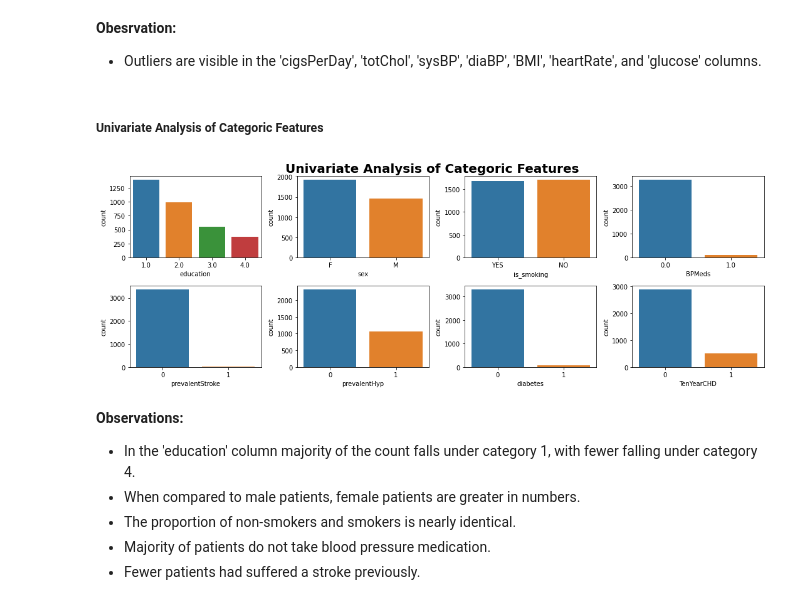
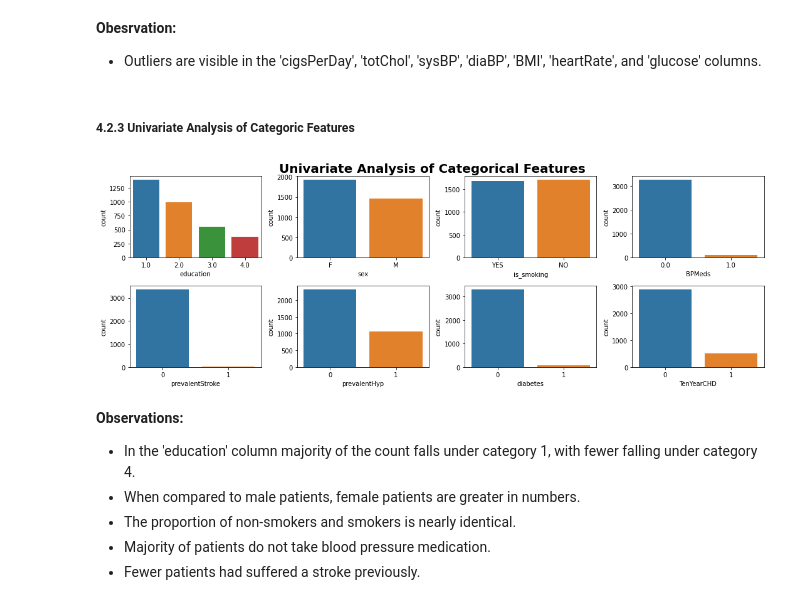
Before and after one commit to Navneet2409/cardiovascular-risk-prediction, a Jupyter notebook: Cardiovascular_Notebook_Navneet_Keshri.ipynb, the cells around one changed output. Drawn from its saved outputs; the diff is of its cells as text; code cells hidden in the pictures.

```diff
--- a/Cardiovascular_Notebook_Navneet_Keshri.ipynb
+++ b/Cardiovascular_Notebook_Navneet_Keshri.ipynb
@@ -421,23 +398,23 @@ for i,col in enumerate(numeric_features):
 **Obesrvation:**
 * Outliers are visible in the 'cigsPerDay', 'totChol', 'sysBP', 'diaBP', 'BMI', 'heartRate', and 'glucose' columns.
 # %% [markdown]
-##### **Univariate Analysis of Categoric Features**
+##### **4.2.3 Univariate Analysis of Categoric Features**
 # %%
 # figsize
 plt.figure(figsize=(15,5))
 # title
-plt.suptitle('Univariate Analysis of Categoric Features', fontsize=20, fontweight='bold', y=1.02)
+plt.suptitle('Univariate Analysis of Categorical Features', fontsize=20, fontweight='bold', y=1.02)
 
 for i,col in enumerate(categorical_features):
   plt.subplot(2, 4, i+1)            # subplot of 2 rows and 4 columns
 
   # countplot
   sns.countplot(risk_df[col])
   # x-axis label
   plt.xlabel(col)
   plt.tight_layout()
 # %% [output]
-[figure, old version]
+[figure, new version]
 # %% [markdown]
 **Observations:**
 * In the 'education' column majority of the count falls under category 1, with fewer falling under category 4.
```
Also changed, not shown: parts of 75 cells of this notebook.
